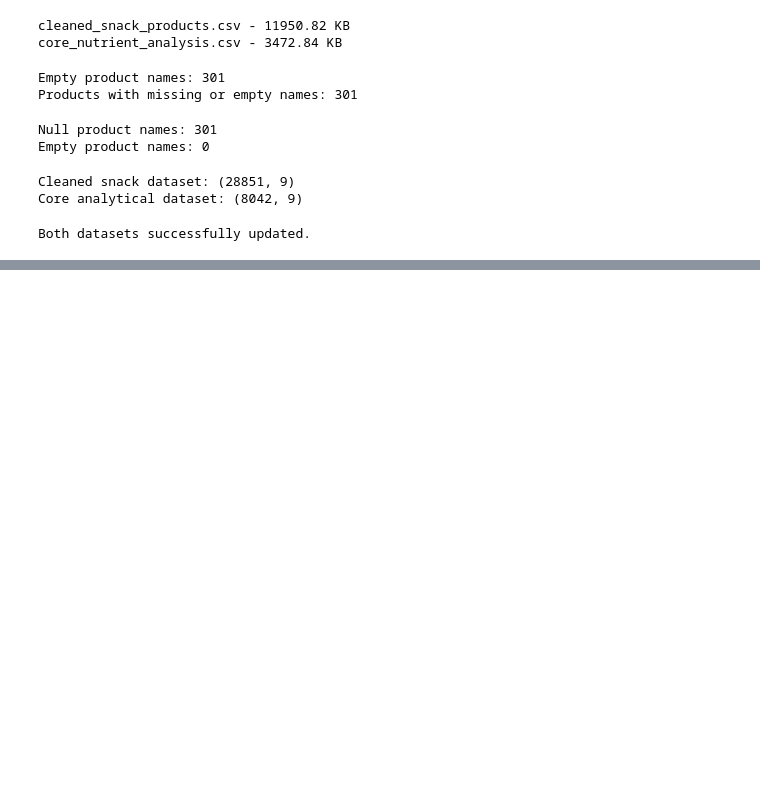
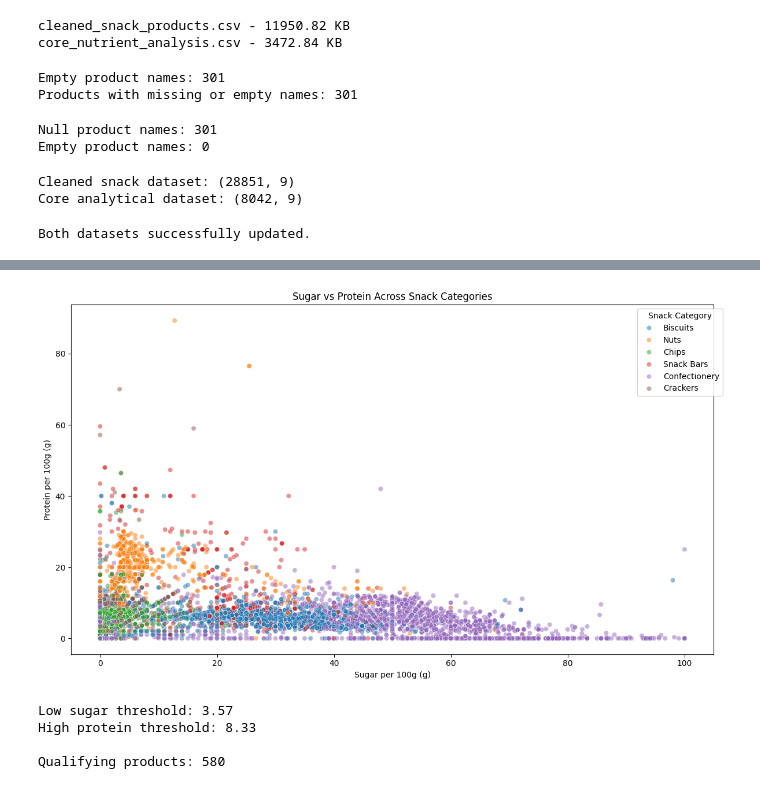
Before and after one commit to b-o-m-pixel/sugar-trap-market-analysis, a Jupyter notebook: notebooks/sugar_trap_analysis.ipynb, the cells around one changed output, grey strips where cells are left out. Drawn from its saved outputs; the diff is of its cells as text; code cells hidden in the pictures; blank space fills up the shorter version.

```diff
--- a/notebooks/sugar_trap_analysis.ipynb
+++ b/notebooks/sugar_trap_analysis.ipynb
@@ -796,0 +912,42 @@ Both datasets successfully updated.
+# %%
+plt.figure(figsize=(12, 7))
+
+sns.scatterplot(
+    data=core_analysis_df,
+    x="sugars_100g",
+    y="proteins_100g",
+    hue="primary_category",
+    alpha=0.5,
+    s=35
+)
+
+plt.title("Sugar vs Protein Across Snack Categories")
+plt.xlabel("Sugar per 100g (g)")
+plt.ylabel("Protein per 100g (g)")
+plt.legend(title="Snack Category", bbox_to_anchor=(1.02, 1))
+plt.tight_layout()
+plt.show()
+# %% [output]
+[figure, added]
+# %%
+# Define initial data-driven thresholds
+
+low_sugar_threshold = core_analysis_df["sugars_100g"].quantile(0.25)
+high_protein_threshold = core_analysis_df["proteins_100g"].quantile(0.75)
+
+print("Low sugar threshold:", round(low_sugar_threshold, 2))
+print("High protein threshold:", round(high_protein_threshold, 2))
+
+# Identify products in the opportunity quadrant
+
+opportunity_df = core_analysis_df[
+    (core_analysis_df["sugars_100g"] <= low_sugar_threshold) &
+    (core_analysis_df["proteins_100g"] >= high_protein_threshold)
+].copy()
+
+print("\nQualifying products:", len(opportunity_df))
+# %% [output]
+Low sugar threshold: 3.57
+High protein threshold: 8.33
+
+Qualifying products: 580
```
Also changed, not shown: parts of 16 cells of this notebook.
